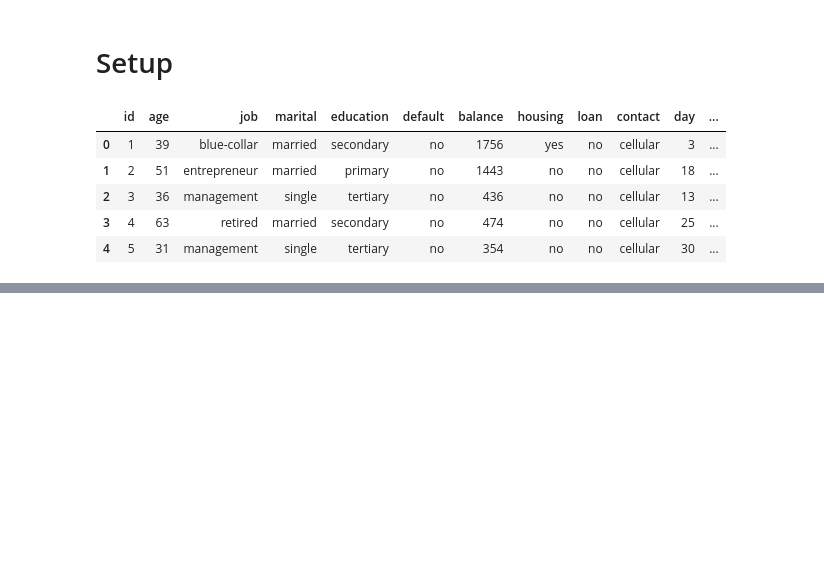
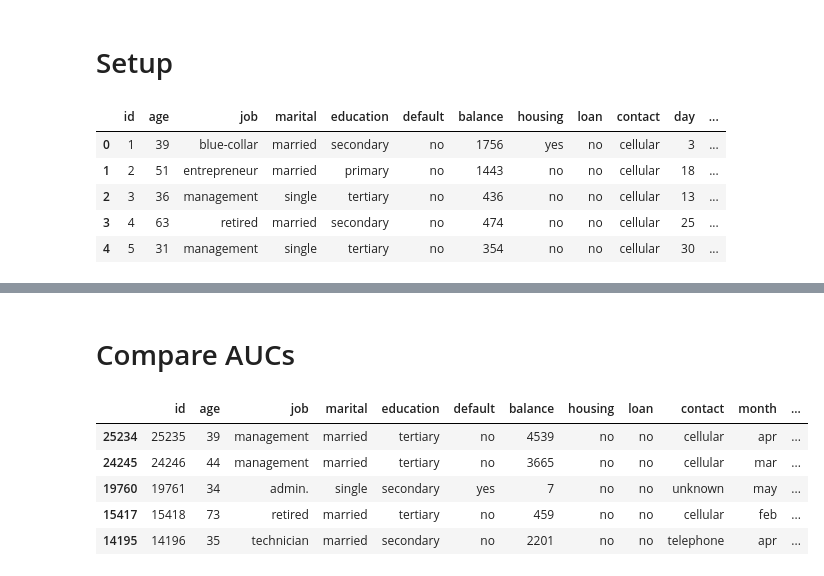
Before and after one commit to ognis1205/deepanalytics-bank, a Jupyter notebook: 02_feature_engineering.ipynb, the cells around one changed output, grey strips where cells are left out. Drawn from its saved outputs; the diff is of its cells as text; code cells hidden in the pictures; blank space fills up the shorter version.

```diff
--- a/02_feature_engineering.ipynb
+++ b/02_feature_engineering.ipynb
@@ -48,0 +129,2 @@ class DateTransformer(BaseEstimator, TransformerMixin):
+# %% [markdown]
+# Compare AUCs
@@ -48,0 +135,9 @@ class DateTransformer(BaseEstimator, TransformerMixin):
+# %%
+train_df.head()
+# %% [output]
+|  | id | age | job | marital | education | default | balance | housing | loan | contact | month | ... |
+| 25234 | 25235 | 39 | management | married | tertiary | no | 4539 | no | no | cellular | apr | ... |
+| 24245 | 24246 | 44 | management | married | tertiary | no | 3665 | no | no | cellular | mar | ... |
+| 19760 | 19761 | 34 | admin. | single | secondary | yes | 7 | no | no | unknown | may | ... |
+| 15417 | 15418 | 73 | retired | married | tertiary | no | 459 | no | no | cellular | feb | ... |
+| 14195 | 14196 | 35 | technician | married | secondary | no | 2201 | no | no | telephone | apr | ... |
```
Also changed, not shown: parts of 15 cells of this notebook.
